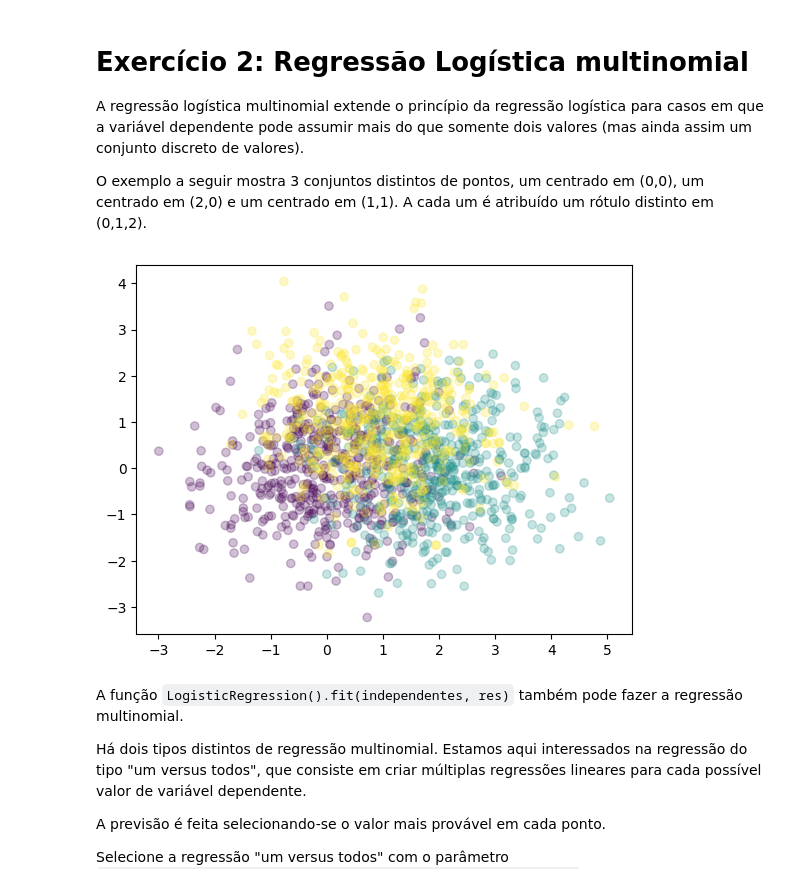
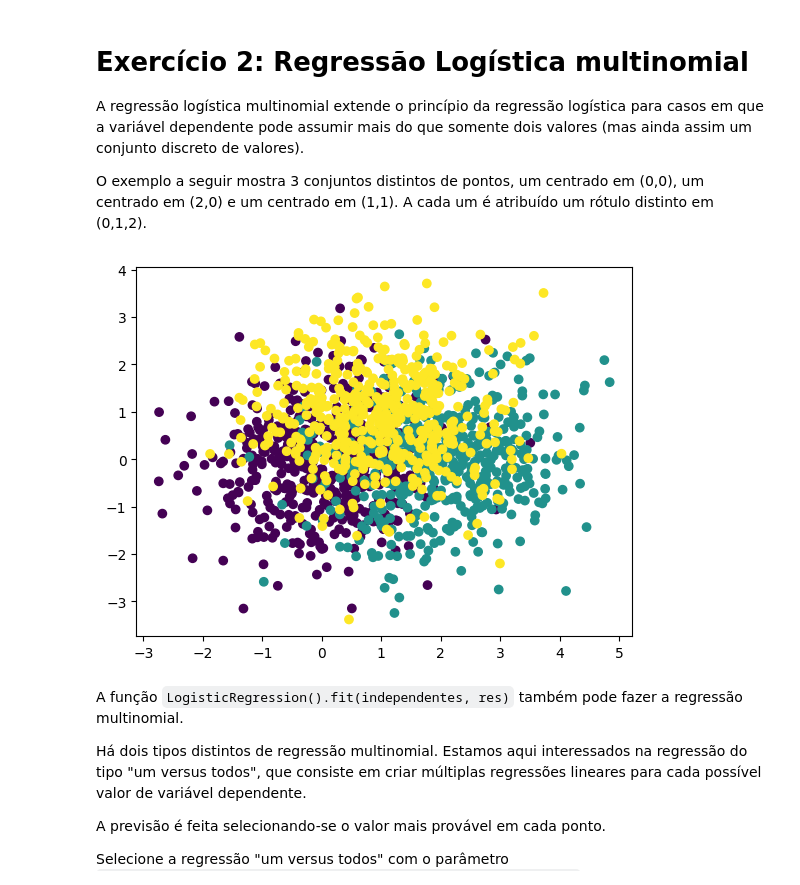
Before and after one commit to KndHvH/367, a Jupyter notebook: POLI/ML/05.28/PECE_AP1_Exercicios_regressão_logistica_2024.ipynb, the cells around one changed output. Drawn from its saved outputs; the diff is of its cells as text; code cells hidden in the pictures.

````diff
--- a/POLI/ML/05.28/PECE_AP1_Exercicios_regressão_logistica_2024.ipynb
+++ b/POLI/ML/05.28/PECE_AP1_Exercicios_regressão_logistica_2024.ipynb
@@ -221,22 +279,22 @@ A cada um é atribuído um rótulo distinto em (0,1,2).
 # %%
 import numpy as np
 import matplotlib.pyplot as plt
 x1 = np.random.normal(0, 1, size=500)
 y1 = np.random.normal(0, 1, size=500)
 z1 = np.full(500,0)
 x2 = np.random.normal(2, 1, size=500)
 y2 = np.random.normal(0, 1, size=500)
 z2 = np.full(500,1)
 x3 = np.random.normal(1, 1, size=500)
 y3 = np.random.normal(1, 1, size=500)
 z3 = np.full(500,2)
 xtotal = np.concatenate((x1,x2,x3))
 ytotal = np.concatenate((y1,y2,y3))
 ztotal = np.concatenate((z1,z2,z3))
-plt.scatter(xtotal,ytotal,c=ztotal, alpha=0.25)
+plt.scatter(xtotal,ytotal,c=ztotal, alpha=1)
 plt.show()
 # %% [output]
-[figure, old version]
+[figure, new version]
 # %% [markdown]
 A função ```LogisticRegression().fit(independentes, res)``` também pode fazer a regressão multinomial.
 
````
Also changed, not shown: parts of 11 cells of this notebook.
